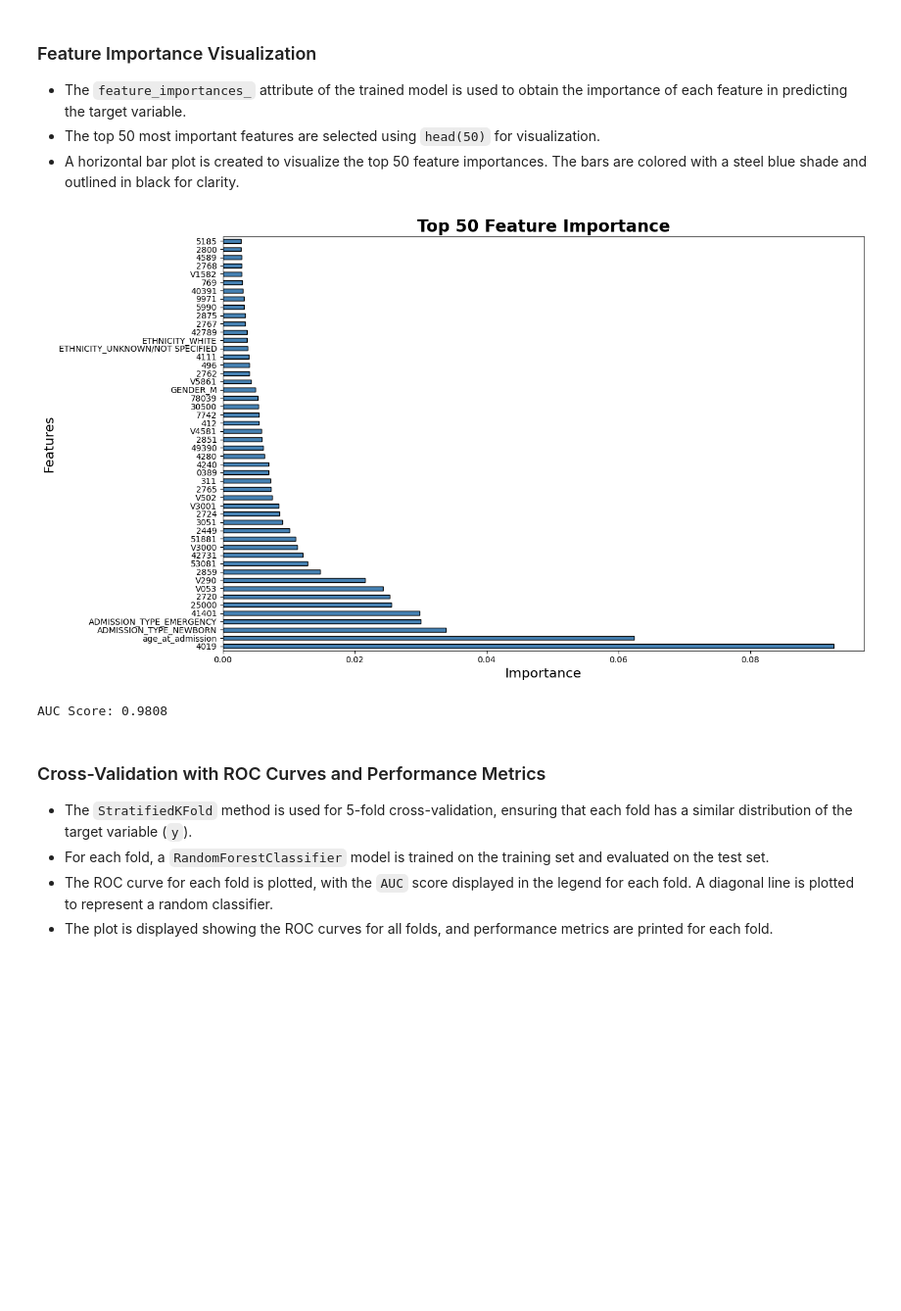
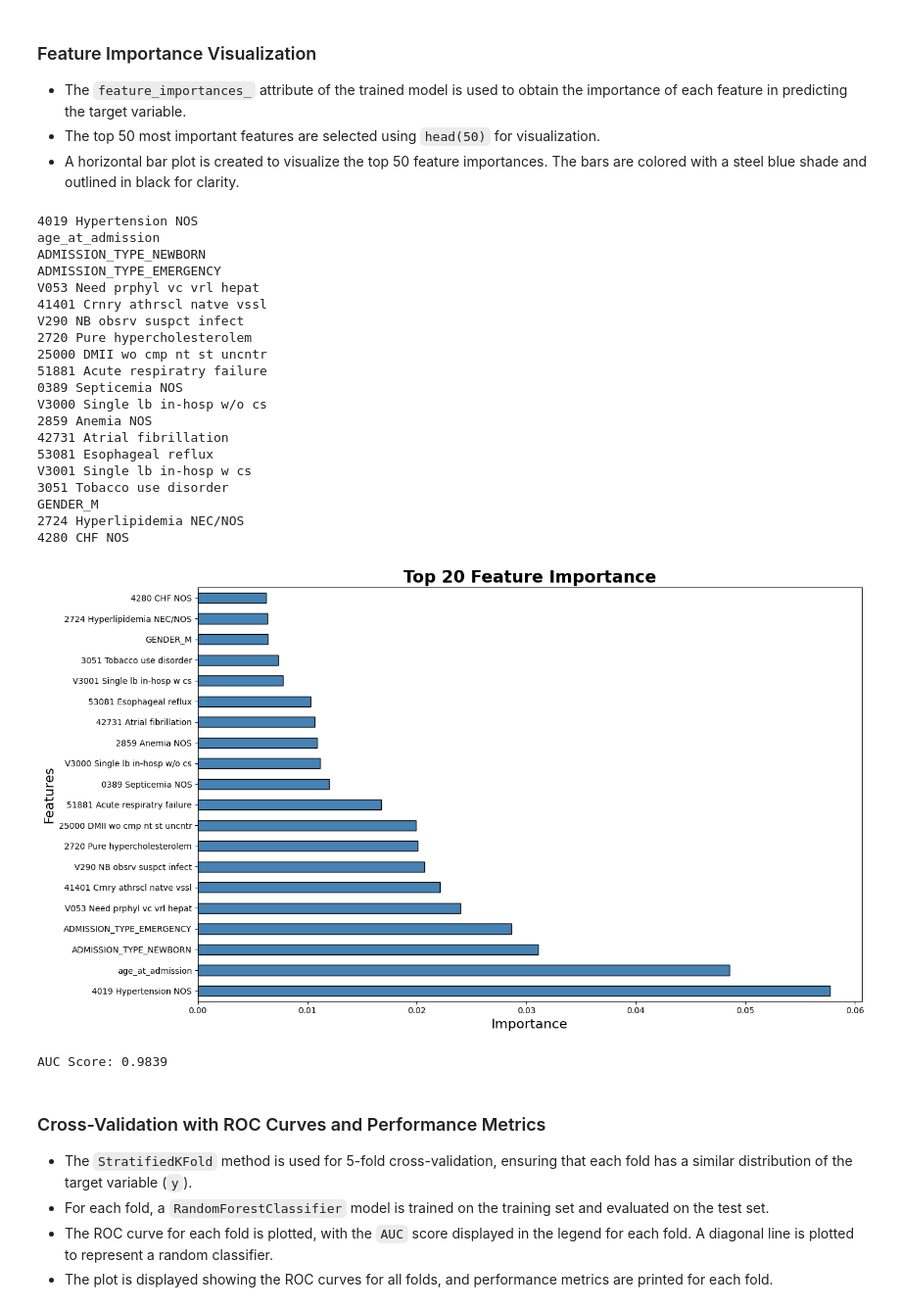
Before and after one commit to PerisicJere/ClinicalBERT-in-Pneumonia-Prediction, a Jupyter notebook: random_forrest.ipynb, the cells around one changed output. Shown at 98% size. Cells and saved outputs as stored; diff of their text form; code cells hidden in the pictures; blank space fills up the shorter version.

```diff
--- a/random_forrest.ipynb
+++ b/random_forrest.ipynb
@@ -44,6 +44,22 @@ X_val, X_test, y_val, y_test = train_test_split(X_val_test, y_val_test, test_siz
    - A `RandomForestClassifier` is instantiated with 100 trees (`n_estimators=100`) and a fixed random seed (`random_state=13`) to ensure reproducibility.
    - The model is trained using the training data (`X_train`, `y_train`), allowing it to learn patterns for predicting pneumonia.
 # %%
-model = RandomForestClassifier(n_estimators=500, random_state=13, n_jobs=-1)
-model.fit(X_train, y_train)
+from sklearn.model_selection import RandomizedSearchCV
+param_dist = {
+    'n_estimators': [100, 200, 500],
+    'max_depth': [10, 20, 30, None],
+    'min_samples_split': [2, 5],
+    'min_samples_leaf': [1, 2, 4],
+    'max_features': ['auto', 'sqrt', 'log2'],
+    'bootstrap': [True, False],
+    'oob_score': [True, False],
+    'criterion': ['gini', 'entropy']
+}
+
+rf = RandomForestClassifier()
+
+random_search = RandomizedSearchCV(rf, param_distributions=param_dist, n_iter=100, cv=5, verbose=2, n_jobs=-1)
+
+random_search.fit(X_train, y_train)
+print(f"Best parameters: {random_search.best_params_}")
 # %% [output]
@@ -96,26 +146,60 @@ plt.show()
    - The top 50 most important features are selected using `head(50)` for visualization.
    - A horizontal bar plot is created to visualize the top 50 feature importances. The bars are colored with a steel blue shade and outlined in black for clarity.
 # %%
-importances = model.feature_importances_
+from icd9cms.icd9 import search
+
+importances = random_search.best_estimator_.feature_importances_
 feature_importances = pd.Series(importances, index=X.columns).sort_values(ascending=False)
-top_50_features = feature_importances.head(50)
+top_50_features = feature_importances.head(20)
+
+long_descs = []
+for feature in top_50_features.index:
+    result = search(feature)
+    long_desc = f"{result.code} {result.short_desc}" if result else feature
+    long_descs.append(long_desc)
+for long_desc in long_descs:
+    print(long_desc)
 
 plt.figure(figsize=(14, 8))
 top_50_features.plot(kind='barh', color='steelblue', edgecolor='black')
-plt.title('Top 50 Feature Importance', fontsize=20, fontweight='bold')
+
+plt.yticks(ticks=range(len(top_50_features)), labels=long_descs)
+
+plt.title('Top 20 Feature Importance', fontsize=20, fontweight='bold')
 plt.xlabel('Importance', fontsize=16)
 plt.ylabel('Features', fontsize=16)
+
 plt.tight_layout()
 plt.savefig('random_forest_feature_importance.png')
 plt.show()
 # %% [output]
+4019 Hypertension NOS
+age_at_admission
+ADMISSION_TYPE_NEWBORN
+ADMISSION_TYPE_EMERGENCY
+V053 Need prphyl vc vrl hepat
+41401 Crnry athrscl natve vssl
+V290 NB obsrv suspct infect
+2720 Pure hypercholesterolem
+25000 DMII wo cmp nt st uncntr
+51881 Acute respiratry failure
+0389 Septicemia NOS
+V3000 Single lb in-hosp w/o cs
+2859 Anemia NOS
+42731 Atrial fibrillation
+53081 Esophageal reflux
+V3001 Single lb in-hosp w cs
+3051 Tobacco use disorder
+GENDER_M
+2724 Hyperlipidemia NEC/NOS
+4280 CHF NOS
-[figure, old version]
+[figure, new version]
 # %%
-y_pred_prob = model.predict_proba(X_test)[:, 1]
+y_pred_prob = random_search.predict_proba(X_test)[:, 1]
 auc_score = roc_auc_score(y_test, y_pred_prob)
 print(f"AUC Score: {auc_score:.4f}")
 # %% [output]
-AUC Score: 0.9808
+AUC Score: 0.9839
 # %% [markdown]
 ### Cross-Validation with ROC Curves and Performance Metrics
 
```
Also changed, not shown: parts of 6 cells of this notebook.
